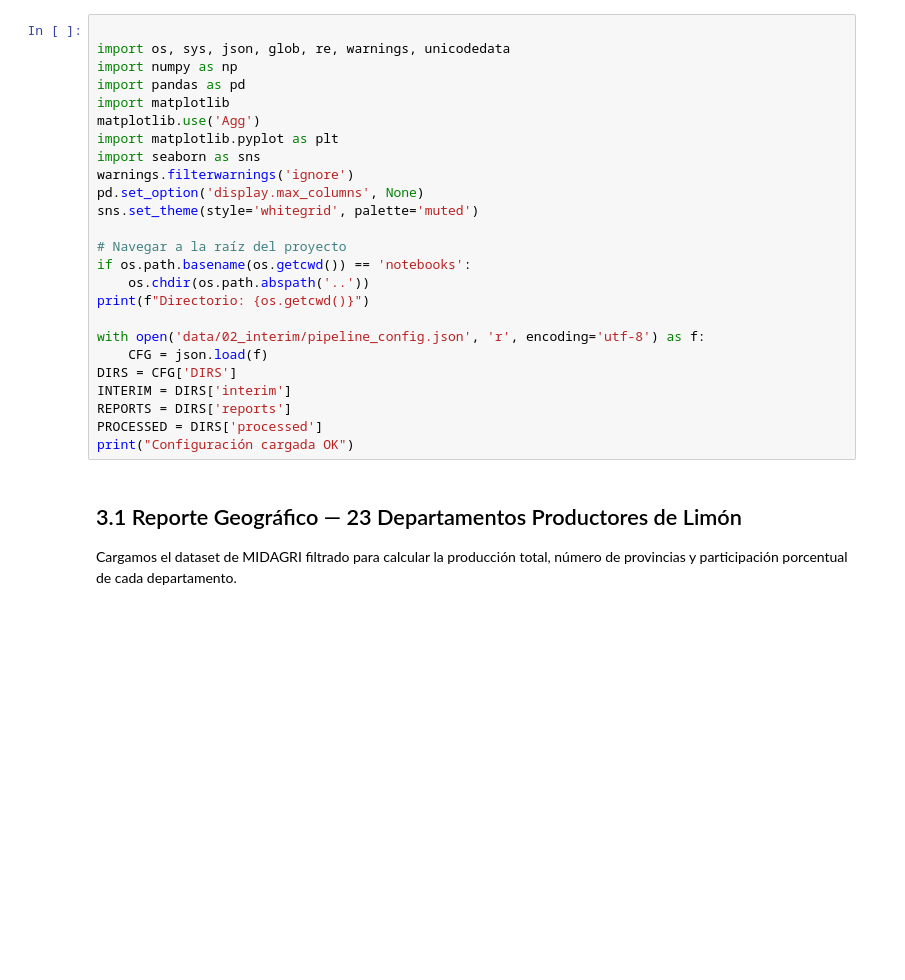
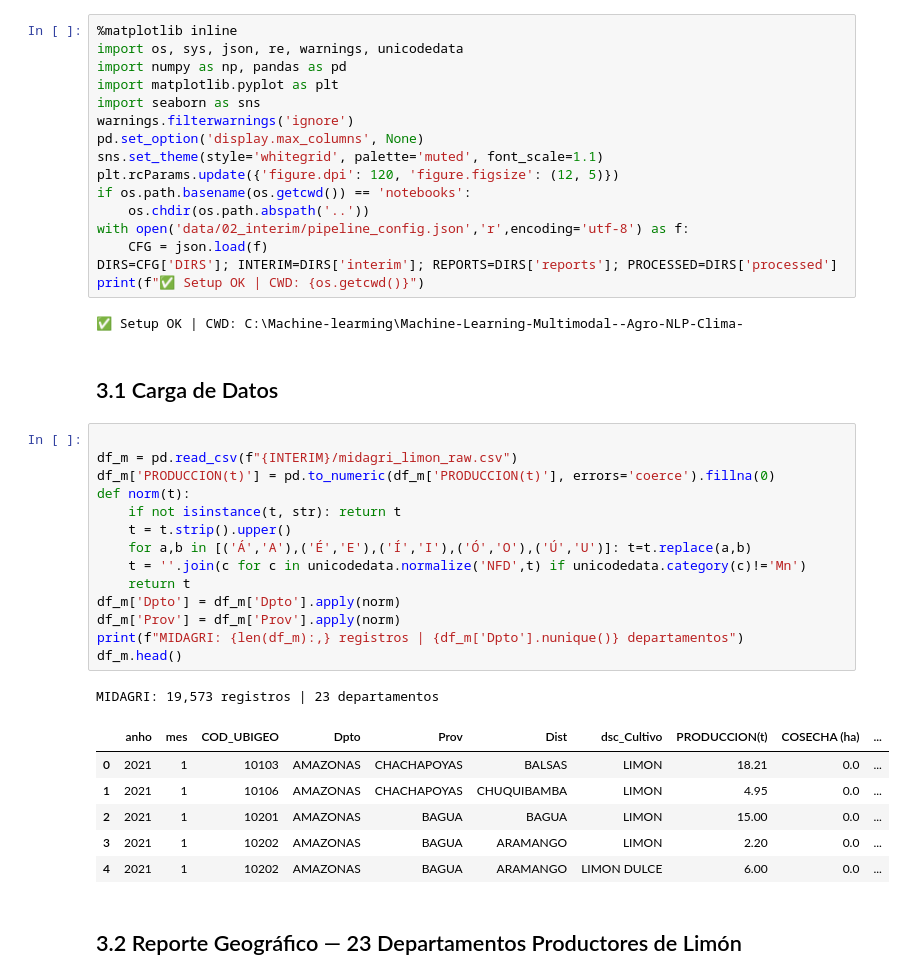
Before and after one commit to YeralD21/Machine-Learning-Multimodal--Agro-NLP-Clima-, a Jupyter notebook: notebooks/actividad_03_eda.ipynb, the cells around one changed output. Saved outputs shown, nothing was run; the diff lists cells and outputs as text; blank space fills up the shorter version.

```diff
--- a/notebooks/actividad_03_eda.ipynb
+++ b/notebooks/actividad_03_eda.ipynb
@@ -9,29 +5,44 @@
 # %%
-
-import os, sys, json, glob, re, warnings, unicodedata
-import numpy as np
-import pandas as pd
-import matplotlib
-matplotlib.use('Agg')
+%matplotlib inline
+import os, sys, json, re, warnings, unicodedata
+import numpy as np, pandas as pd
 import matplotlib.pyplot as plt
 import seaborn as sns
 warnings.filterwarnings('ignore')
 pd.set_option('display.max_columns', None)
-sns.set_theme(style='whitegrid', palette='muted')
-
-# Navegar a la raíz del proyecto
+sns.set_theme(style='whitegrid', palette='muted', font_scale=1.1)
+plt.rcParams.update({'figure.dpi': 120, 'figure.figsize': (12, 5)})
 if os.path.basename(os.getcwd()) == 'notebooks':
     os.chdir(os.path.abspath('..'))
-print(f"Directorio: {os.getcwd()}")
-
-with open('data/02_interim/pipeline_config.json', 'r', encoding='utf-8') as f:
+with open('data/02_interim/pipeline_config.json','r',encoding='utf-8') as f:
     CFG = json.load(f)
-DIRS = CFG['DIRS']
-INTERIM = DIRS['interim']
-REPORTS = DIRS['reports']
-PROCESSED = DIRS['processed']
-print("Configuración cargada OK")
+DIRS=CFG['DIRS']; INTERIM=DIRS['interim']; REPORTS=DIRS['reports']; PROCESSED=DIRS['processed']
+print(f"✅ Setup OK | CWD: {os.getcwd()}")
+# %% [output]
+✅ Setup OK | CWD: C:\Machine-learming\Machine-Learning-Multimodal--Agro-NLP-Clima-
+# %% [markdown]
+## 3.1 Carga de Datos
+# %%
+
+df_m = pd.read_csv(f"{INTERIM}/midagri_limon_raw.csv")
+df_m['PRODUCCION(t)'] = pd.to_numeric(df_m['PRODUCCION(t)'], errors='coerce').fillna(0)
+def norm(t):
+    if not isinstance(t, str): return t
+    t = t.strip().upper()
+    for a,b in [('Á','A'),('É','E'),('Í','I'),('Ó','O'),('Ú','U')]: t=t.replace(a,b)
+    t = ''.join(c for c in unicodedata.normalize('NFD',t) if unicodedata.category(c)!='Mn')
+    return t
+df_m['Dpto'] = df_m['Dpto'].apply(norm)
+df_m['Prov'] = df_m['Prov'].apply(norm)
+print(f"MIDAGRI: {len(df_m):,} registros | {df_m['Dpto'].nunique()} departamentos")
+df_m.head()
+# %% [output]
+MIDAGRI: 19,573 registros | 23 departamentos
+|  | anho | mes | COD_UBIGEO | Dpto | Prov | Dist | dsc_Cultivo | PRODUCCION(t) | COSECHA (ha) | ... |
+| 0 | 2021 | 1 | 10103 | AMAZONAS | CHACHAPOYAS | BALSAS | LIMON | 18.21 | 0.0 | ... |
+| 1 | 2021 | 1 | 10106 | AMAZONAS | CHACHAPOYAS | CHUQUIBAMBA | LIMON | 4.95 | 0.0 | ... |
+| 2 | 2021 | 1 | 10201 | AMAZONAS | BAGUA | BAGUA | LIMON | 15.00 | 0.0 | ... |
+| 3 | 2021 | 1 | 10202 | AMAZONAS | BAGUA | ARAMANGO | LIMON | 2.20 | 0.0 | ... |
+| 4 | 2021 | 1 | 10202 | AMAZONAS | BAGUA | ARAMANGO | LIMON DULCE | 6.00 | 0.0 | ... |
 # %% [markdown]
-## 3.1 Reporte Geográfico — 23 Departamentos Productores de Limón
-Cargamos el dataset de MIDAGRI filtrado para calcular la producción total, número de provincias
-y participación porcentual de cada departamento.
+## 3.2 Reporte Geográfico — 23 Departamentos Productores de Limón
```
Also changed, not shown: parts of 18 cells of this notebook, 20 other files.
